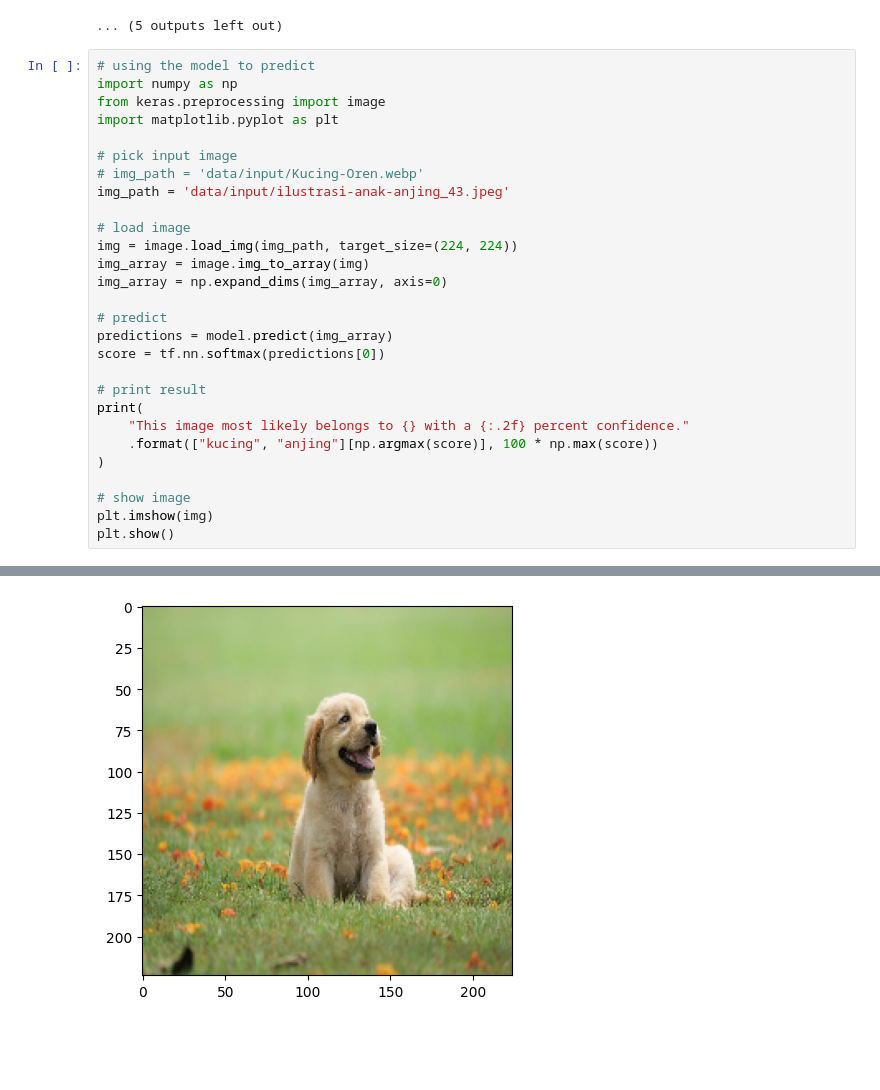
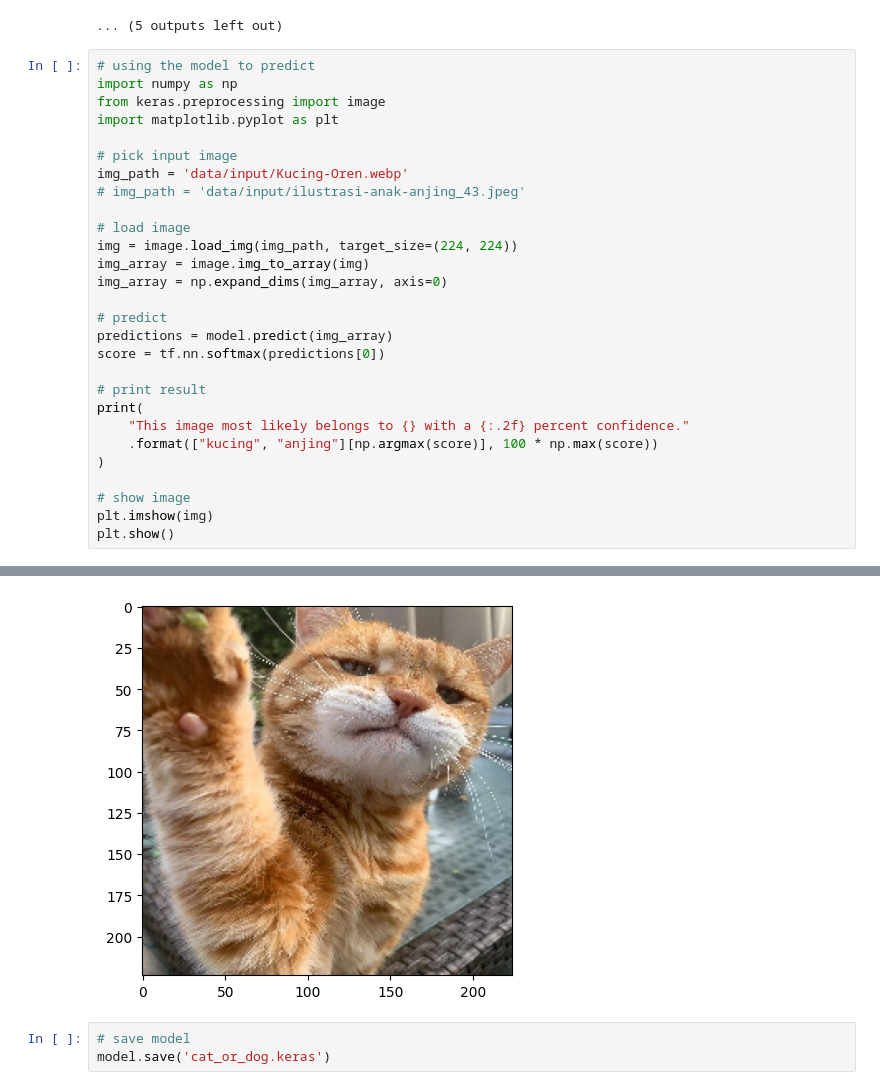
Before and after one commit to aliifam/ppd, a Jupyter notebook: ppd/pekan12/1.ipynb, the cells around one changed output, grey strips where cells are left out. Cells and saved outputs as stored; diff of their text form; blank space fills up the shorter version.

Commit message:
feat: pekan 12 tugas 1 done save model
Former-commit-id: 88380e2c41901014c0e8a6f5bfed7363bd65db4e

```diff
--- a/ppd/pekan12/1.ipynb
+++ b/ppd/pekan12/1.ipynb
@@ -148,8 +148,8 @@ from keras.preprocessing import image
 import matplotlib.pyplot as plt
 
 # pick input image
-# img_path = 'data/input/Kucing-Oren.webp'
-img_path = 'data/input/ilustrasi-anak-anjing_43.jpeg'
+img_path = 'data/input/Kucing-Oren.webp'
+# img_path = 'data/input/ilustrasi-anak-anjing_43.jpeg'
 
 # load image
 img = image.load_img(img_path, target_size=(224, 224))
@@ -175 +175,4 @@ This image most likely belongs to anjing with a 73.11 percent confidence.
-[figure, old version]
+[figure, new version]
+# %%
+# save model
+model.save('cat_or_dog.keras')
```
Also changed, not shown: parts of 1 cell of this notebook, 1 other file.
